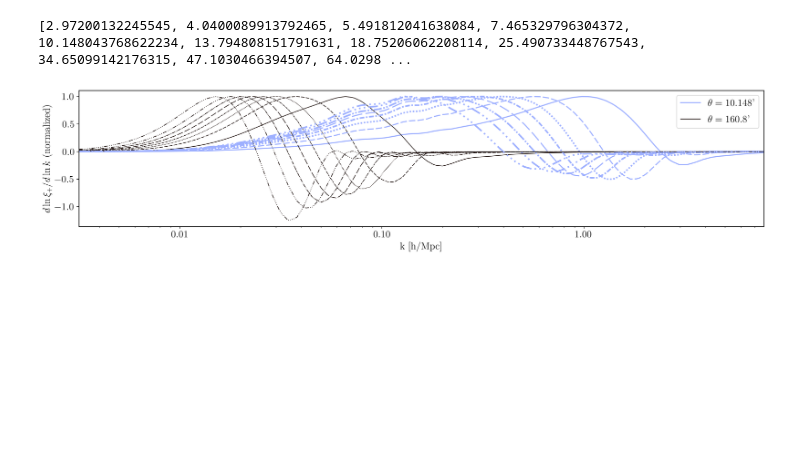
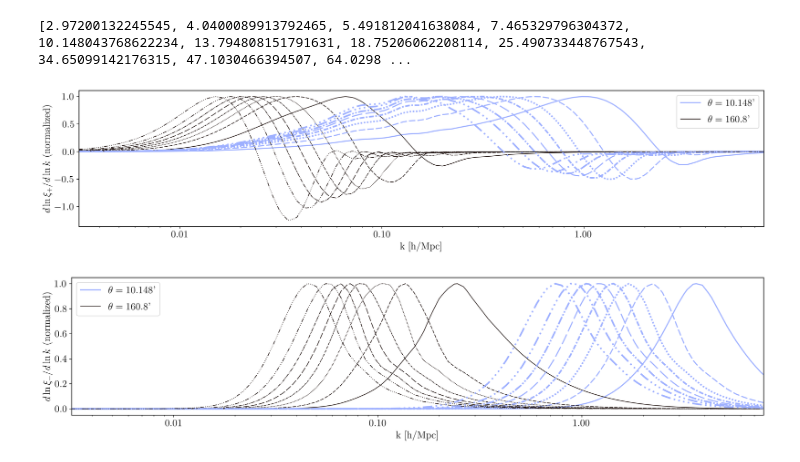
Before and after one commit to SBU-COSMOLIKE/cocoa_roman_real, a Jupyter notebook: EXAMPLE_EVALUATE1.ipynb, the cells around one changed output. Cells and saved outputs as stored; diff of their text form; code cells hidden in the pictures; blank space fills up the shorter version.

```diff
--- a/EXAMPLE_EVALUATE1.ipynb
+++ b/EXAMPLE_EVALUATE1.ipynb
@@ -1558,31 +1560,33 @@ def luminance(rgb):
     return 0.2126*r + 0.7152*g + 0.0722*b   # perceived brightness
 def style_factor(ls):
     if isinstance(ls, str):
         return 1.0 # solid line: no extra thickness
     _, dashes = ls
     on_lengths = dashes[0::2]   # only the "on" segments
     mean_on = sum(on_lengths) / len(on_lengths)
     return float(np.clip(6.0 / mean_on, 1.0, 2.0))  # shorter dashes => larger factor; clamp to keep sane
 labels = [r"$\theta=10.148$'",r"$\theta=160.8$'"]
 idx = [4,13]
 plt.figure(figsize=(20, 4))
 for i in range(0, 8):
   for j, (c, lab) in enumerate(zip(colors, labels)):
       if i == 0:
           plt.plot(kk, dlnxim_dlnk[:,idx[j], i, i]/np.max(dlnxim_dlnk[:,idx[j], i, i]),
                    color=c, label=lab, ls = linestyles[i % len(linestyles)],
                    linewidth=0.9+1.2*luminance(c)*style_factor(linestyles[i%len(linestyles)]))
       else:
           plt.plot(kk, dlnxim_dlnk[:,idx[j], i, i]/np.max(dlnxim_dlnk[:,idx[j], i, i]),
                    color=c, ls = linestyles[i % len(linestyles)],
                    linewidth=0.9+1.2*luminance(c)*style_factor(linestyles[i%len(linestyles)]))
 plt.xlabel("k [h/Mpc]", fontsize=16)
 ax = plt.gca()
 ax.set_xscale("log")
 ax.xaxis.set_major_formatter(mticker.ScalarFormatter())
 ax.xaxis.set_minor_formatter(mticker.NullFormatter())
 ax.tick_params(axis="both", which="major", labelsize=16)
 plt.xlim(kk[0], kk[-1])
-plt.ylabel("$d\ln \\xi_{+} / d\ln k$ (normalized)", fontsize=16)
+plt.ylabel("$d\ln \\xi_{-} / d\ln k$ (normalized)", fontsize=16)
 plt.legend(fontsize=16)
 plt.show()
+# %% [output]
+[figure, added]
```
Also changed, not shown: parts of 2 cells of this notebook.
